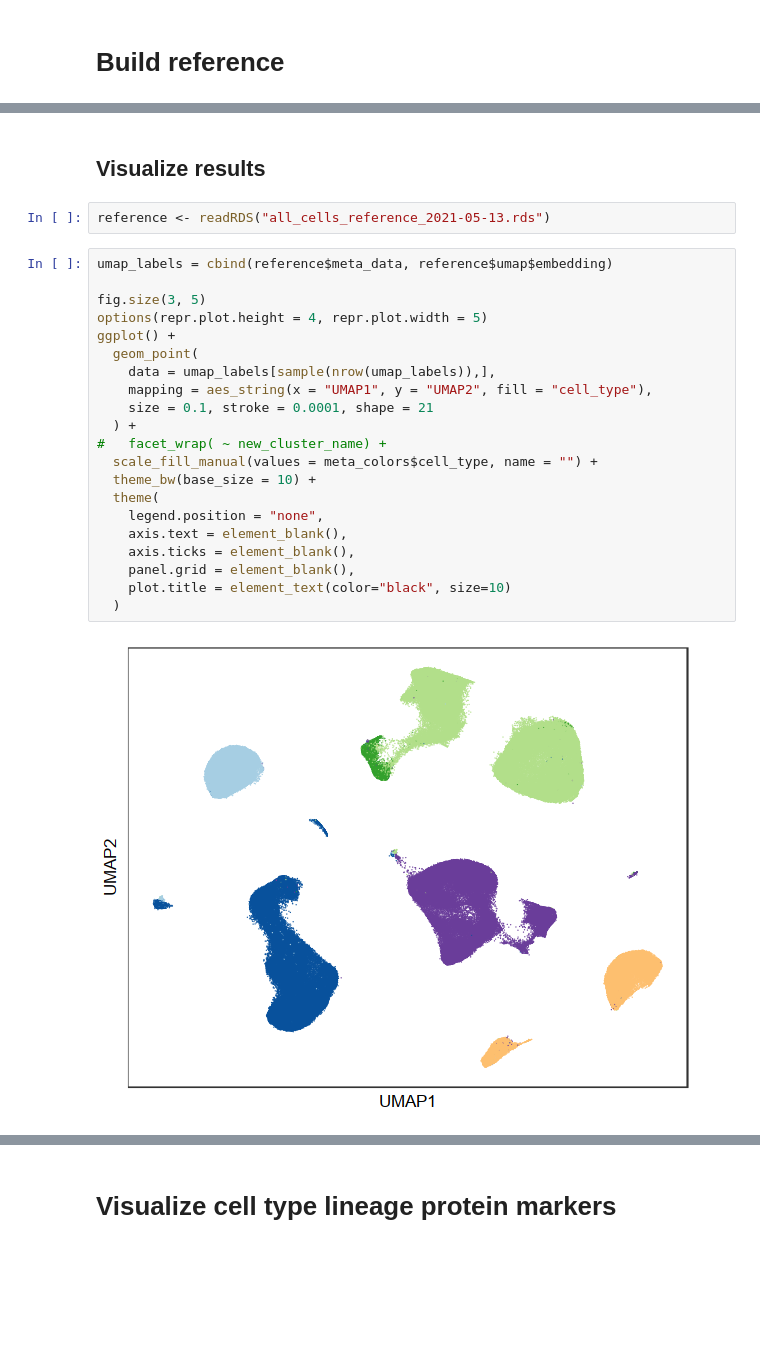
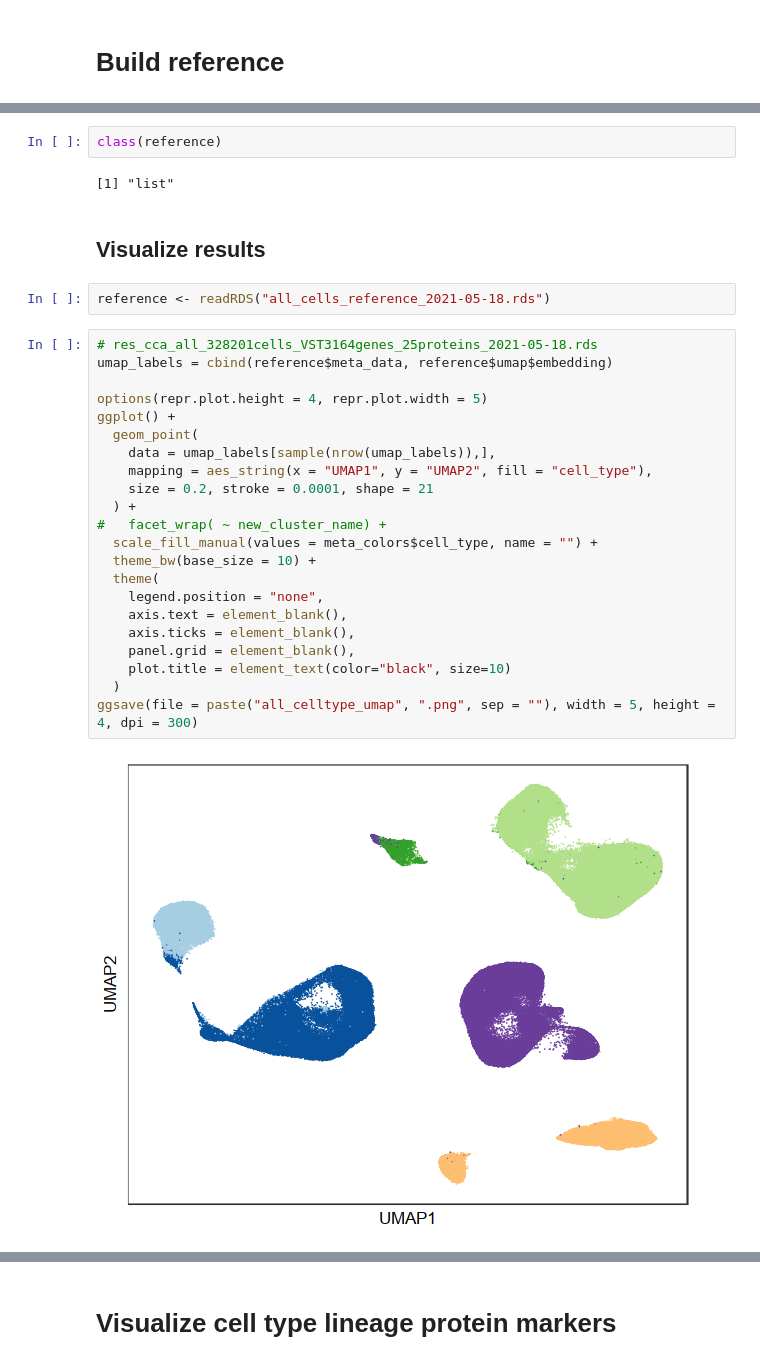
Before and after one commit to immunogenomics/RA_Atlas_CITEseq, a Jupyter notebook: code/all_celltype_reference.ipynb, the cells around one changed output, grey strips where cells are left out. Drawn from its saved outputs; the diff is of its cells as text; blank space fills up the shorter version.

```diff
--- a/code/all_celltype_reference.ipynb
+++ b/code/all_celltype_reference.ipynb
@@ -284,30 +244,35 @@ saveRDS(reference, './all_cells_reference_2021-05-13.rds')
 # cache: pre-calculated reference-dependent portions of the mixture model
 # umap: UMAP coordinates
 # save_uwot_path: path to saved uwot model (for query UMAP projection into reference UMAP coordinates)
+# %%
+class(reference)
+# %% [output]
+[1] "list"
 # %% [markdown]
 ## Visualize results
 # %%
-reference <- readRDS("all_cells_reference_2021-05-13.rds")
+reference <- readRDS("all_cells_reference_2021-05-18.rds")
 # %%
+# res_cca_all_328201cells_VST3164genes_25proteins_2021-05-18.rds
 umap_labels = cbind(reference$meta_data, reference$umap$embedding)
 
-fig.size(3, 5)
 options(repr.plot.height = 4, repr.plot.width = 5)
 ggplot() +
   geom_point(
     data = umap_labels[sample(nrow(umap_labels)),],
     mapping = aes_string(x = "UMAP1", y = "UMAP2", fill = "cell_type"),
-    size = 0.1, stroke = 0.0001, shape = 21
+    size = 0.2, stroke = 0.0001, shape = 21
   ) +
 #   facet_wrap( ~ new_cluster_name) +
   scale_fill_manual(values = meta_colors$cell_type, name = "") +
   theme_bw(base_size = 10) +
   theme(
     legend.position = "none",
     axis.text = element_blank(),
     axis.ticks = element_blank(),
     panel.grid = element_blank(),
     plot.title = element_text(color="black", size=10)
   )
+ggsave(file = paste("all_celltype_umap", ".png", sep = ""), width = 5, height = 4, dpi = 300)
 # %% [output]
-[figure, old version]
+[figure, new version]
```
Also changed, not shown: parts of 20 cells of this notebook.
